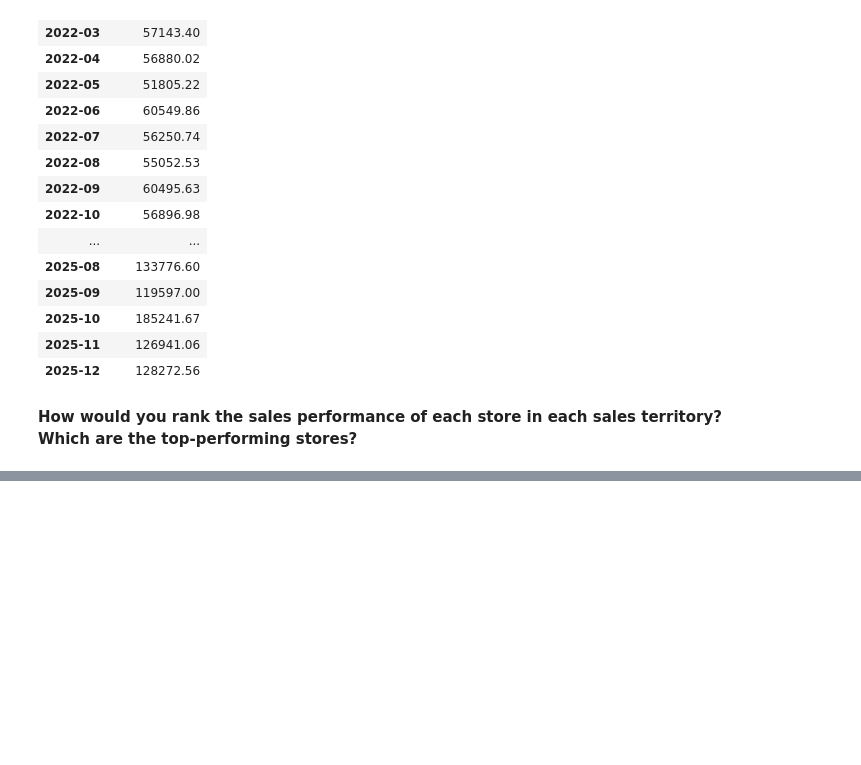
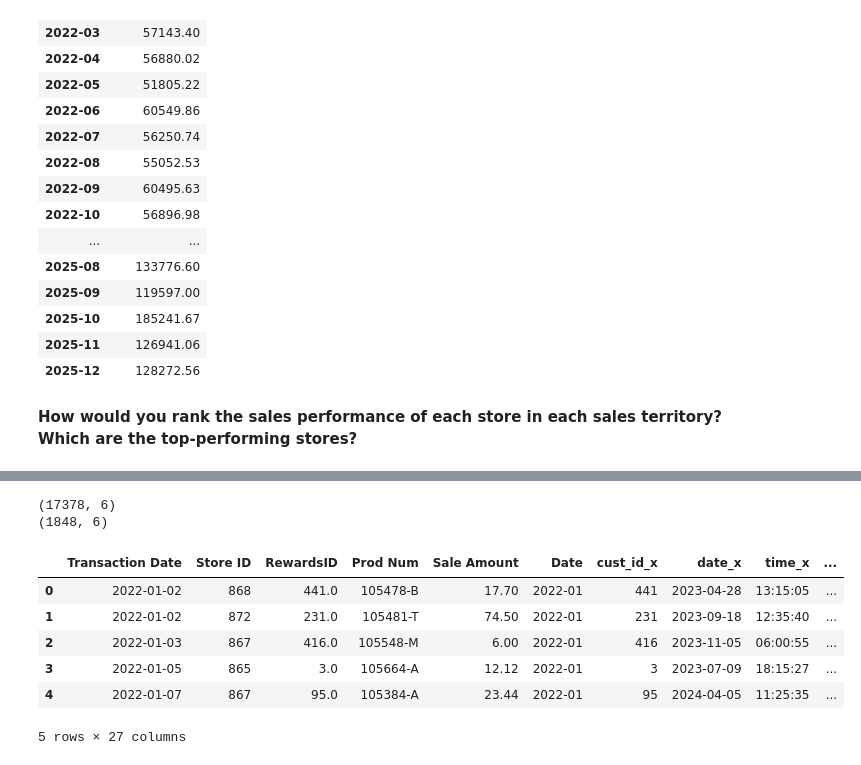
Before and after one commit to ktran-dot1/Capstone_2, a Jupyter notebook: Tran__sales_analysis.ipynb, the cells around one changed output, grey strips where cells are left out. Cells and saved outputs as stored; diff of their text form; code cells hidden in the pictures; blank space fills up the shorter version.

```diff
--- a/Tran__sales_analysis.ipynb
+++ b/Tran__sales_analysis.ipynb
@@ -287,0 +327,5 @@ ny_monthly_revenue
+# %%
+# Connecticut first
+# "customer_list.csv" uses "|" so need to load correctly
+cust_list = pd.read_csv("customer_list.csv", sep="|")
+cust_list.head() # verify it works
@@ -287,0 +339,21 @@ ny_monthly_revenue
+# %%
+# Now need to remove the NaN values in the RewardID column
+ct_cust = ct_sales[ct_sales["RewardsID"].notna()] # only keep rows, that has a RewardID
+
+print(ct_sales.shape)
+print(ct_cust.shape)
+# %% [output]
+(17378, 6)
+(1848, 6)
+# %%
+# Now merge
+ct_cust_sales = ct_cust.merge(cust_list, left_on="RewardsID", right_on="cust_id")
+ct_cust_sales.head()
+# %% [output]
+|  | Transaction Date | Store ID | RewardsID | Prod Num | Sale Amount | Date | cust_id_x | date_x | time_x | ... |
+| 0 | 2022-01-02 | 868 | 441.0 | 105478-B | 17.70 | 2022-01 | 441 | 2023-04-28 | 13:15:05 | ... |
+| 1 | 2022-01-02 | 872 | 231.0 | 105481-T | 74.50 | 2022-01 | 231 | 2023-09-18 | 12:35:40 | ... |
+| 2 | 2022-01-03 | 867 | 416.0 | 105548-M | 6.00 | 2022-01 | 416 | 2023-11-05 | 06:00:55 | ... |
+| 3 | 2022-01-05 | 865 | 3.0 | 105664-A | 12.12 | 2022-01 | 3 | 2023-07-09 | 18:15:27 | ... |
+| 4 | 2022-01-07 | 867 | 95.0 | 105384-A | 23.44 | 2022-01 | 95 | 2024-04-05 | 11:25:35 | ... |
+5 rows × 27 columns
```
Also changed, not shown: parts of 11 cells of this notebook.
